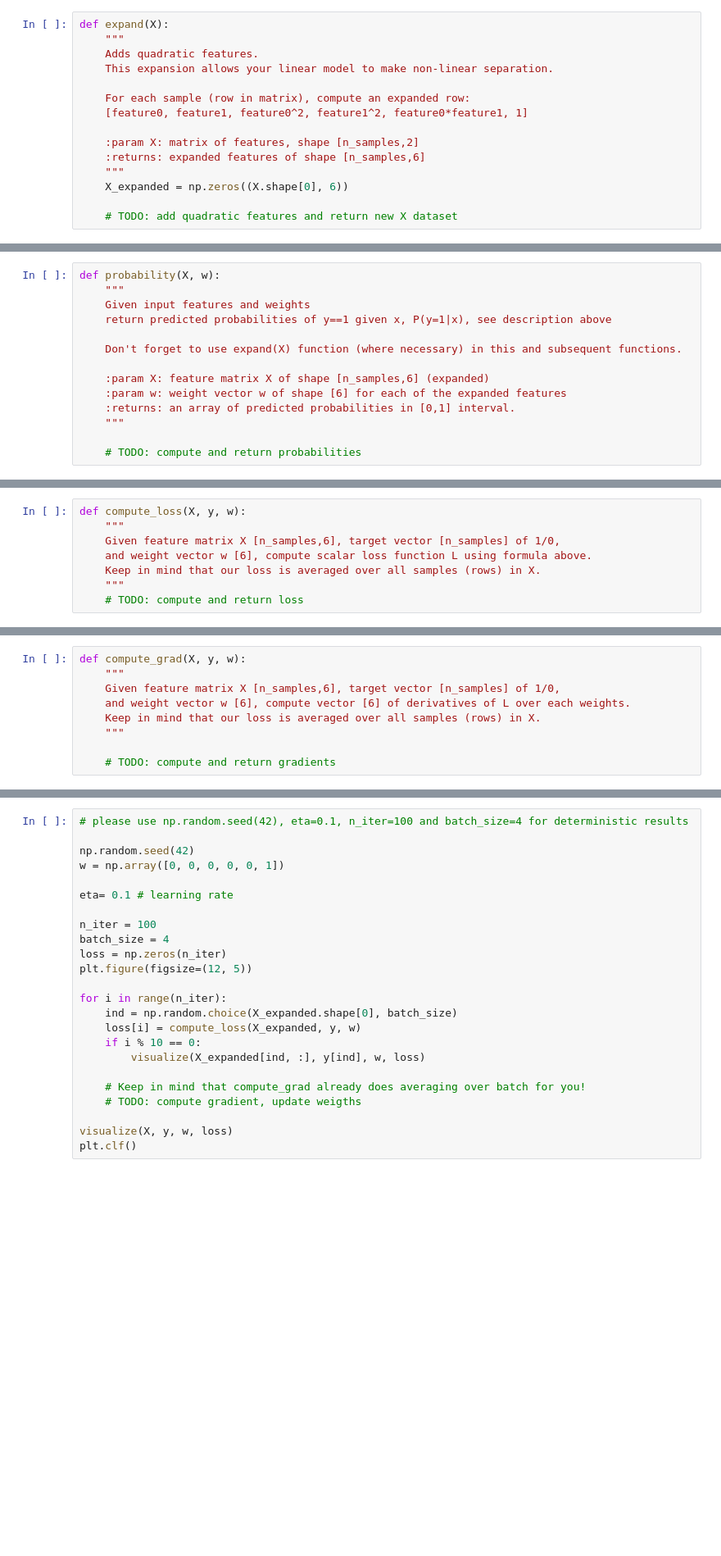
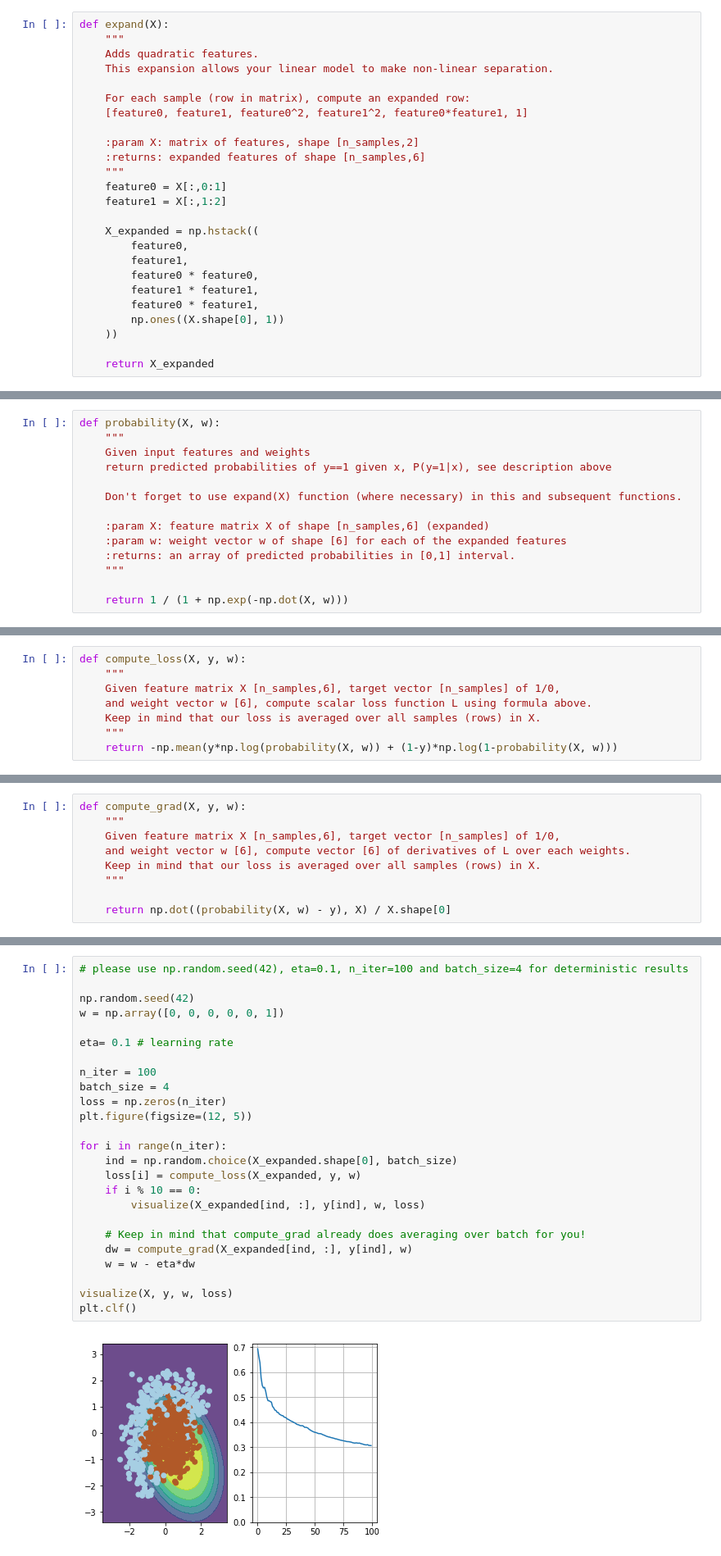
Before and after one commit to madtaras/ML_class_HW1, a Jupyter notebook: hw1.ipynb, the cells around one changed output, grey strips where cells are left out. Shown at 82% size. Saved outputs shown, nothing was run; the diff lists cells and outputs as text; blank space fills up the shorter version.

```diff
--- a/hw1.ipynb
+++ b/hw1.ipynb
@@ -47,9 +47,19 @@ def expand(X):
     :param X: matrix of features, shape [n_samples,2]
     :returns: expanded features of shape [n_samples,6]
     """
-    X_expanded = np.zeros((X.shape[0], 6))
+    feature0 = X[:,0:1]
+    feature1 = X[:,1:2]
 
-    # TODO: add quadratic features and return new X dataset
+    X_expanded = np.hstack((
+        feature0,
+        feature1,
+        feature0 * feature0,
+        feature1 * feature1,
+        feature0 * feature1,
+        np.ones((X.shape[0], 1))
+    ))
+
+    return X_expanded
 # %%
 X_expanded = expand(X)
 # %% [markdown]
@@ -98,7 +110,7 @@ def probability(X, w):
     :returns: an array of predicted probabilities in [0,1] interval.
     """
 
-    # TODO: compute and return probabilities
+    return 1 / (1 + np.exp(-np.dot(X, w)))
 # %%
 # test it
 w_dum = np.linspace(-1, 1, 6)
@@ -117,7 +129,7 @@ def compute_loss(X, y, w):
     and weight vector w [6], compute scalar loss function L using formula above.
     Keep in mind that our loss is averaged over all samples (rows) in X.
     """
-    # TODO: compute and return loss
+    return -np.mean(y*np.log(probability(X, w)) + (1-y)*np.log(1-probability(X, w)))
 # %%
 # test it
 ans2 = compute_loss(X_expanded, y, w_dum)
@@ -140,7 +152,7 @@ def compute_grad(X, y, w):
     Keep in mind that our loss is averaged over all samples (rows) in X.
     """
 
-    # TODO: compute and return gradients
+    return np.dot((probability(X, w) - y), X) / X.shape[0]
 # %%
 # test it
 ans3 = np.linalg.norm(compute_grad(X_expanded, y, w_dum))
@@ -187,24 +201,27 @@ $$ w_t = w_{t-1} - \eta \dfrac{1}{m} \sum_{j=1}^m \nabla_w l(x_{i_j}, y_{i_j}, w
 # %%
 # please use np.random.seed(42), eta=0.1, n_iter=100 and batch_size=4 for deterministic results
 
 np.random.seed(42)
 w = np.array([0, 0, 0, 0, 0, 1])
 
 eta= 0.1 # learning rate
 
 n_iter = 100
 batch_size = 4
 loss = np.zeros(n_iter)
 plt.figure(figsize=(12, 5))
 
 for i in range(n_iter):
     ind = np.random.choice(X_expanded.shape[0], batch_size)
     loss[i] = compute_loss(X_expanded, y, w)
     if i % 10 == 0:
         visualize(X_expanded[ind, :], y[ind], w, loss)
 
     # Keep in mind that compute_grad already does averaging over batch for you!
-    # TODO: compute gradient, update weigths
+    dw = compute_grad(X_expanded[ind, :], y[ind], w)
+    w = w - eta*dw
 
 visualize(X, y, w, loss)
 plt.clf()
+# %% [output]
+[figure, added]
```
Also changed, not shown: parts of 5 cells of this notebook.
